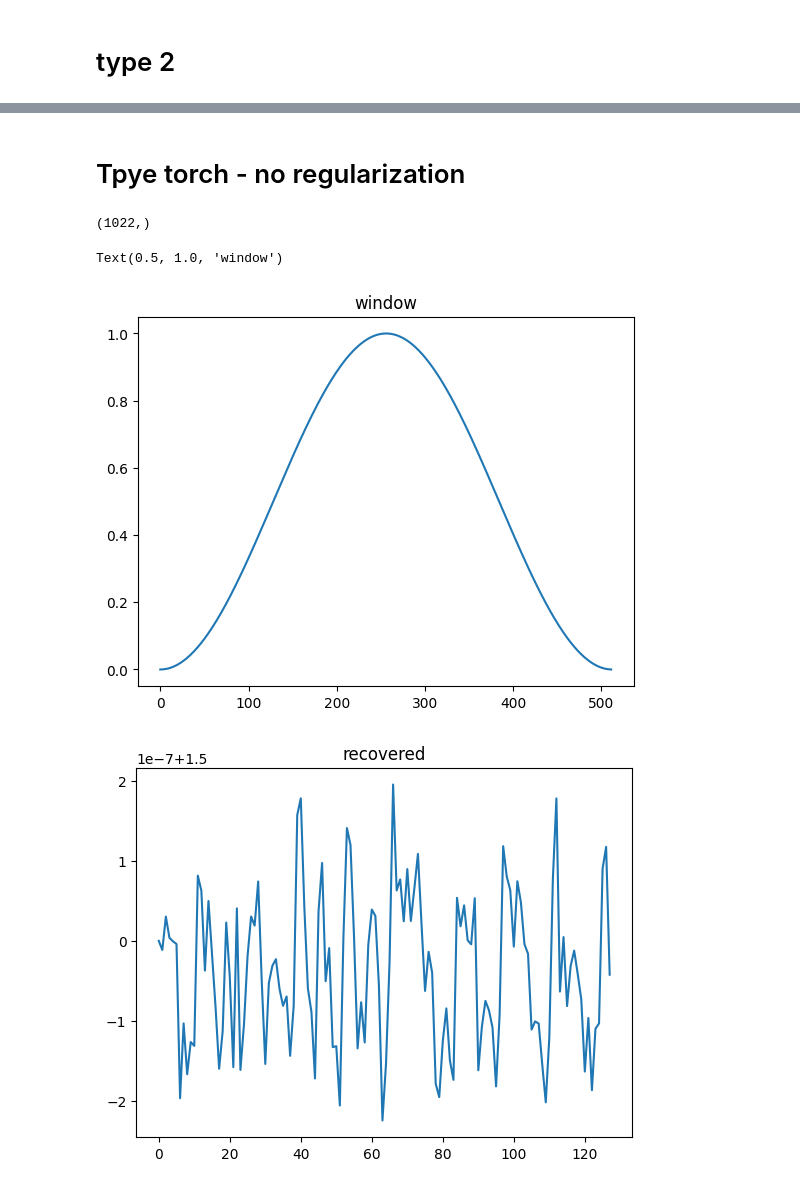
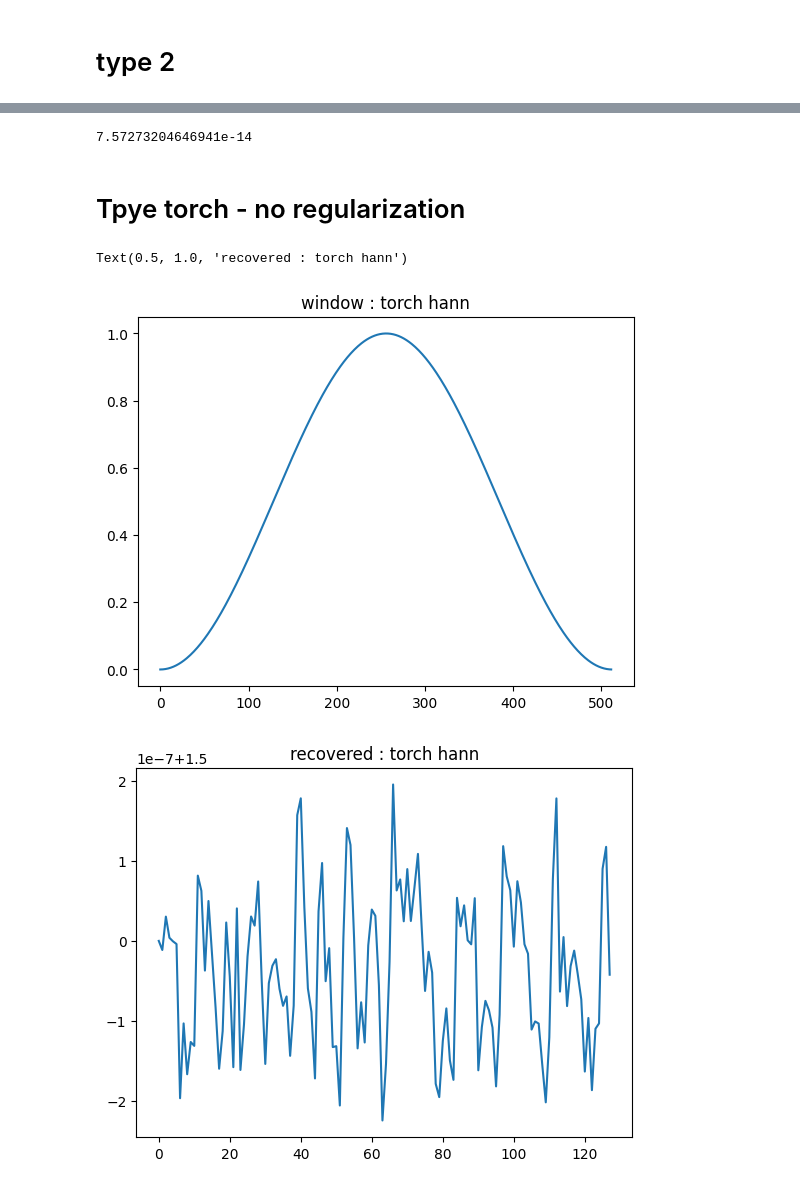
Before and after one commit to kooBH/prac, a Jupyter notebook: window.ipynb, the cells around one changed output, grey strips where cells are left out. Saved outputs shown, nothing was run; the diff lists cells and outputs as text; code cells hidden in the pictures.

```diff
--- a/window.ipynb
+++ b/window.ipynb
@@ -6,14 +6,13 @@ import torch
 
 frame_size = 512
 shift_size = 128
-MATLAB_pi = 3.14159265358979323846
+PI = 3.14159265358979323846
 # %% [markdown]
 # type 1
 # %%
 hann = np.zeros(frame_size)
 for i in range(frame_size) :
-  hann[i] = 0.5 * (1.0 - np.cos(2.0 * 3.14159265358979323846 * i / (frame_size)) / np.sqrt(frame_size * 0.3750) / shift_size);
-
+  hann[i] = 0.5 * (1.0 - np.cos(2.0 * 3.14159265358979323846 * i / (frame_size))) / np.sqrt((frame_size * 0.3750) / shift_size);
 plt.figure()
 plt.plot(hann)
 plt.title("window")
@@ -41,31 +40,27 @@ Text(0.5, 1.0, 'window')
 # %% [markdown]
 # type 2
 # %%
-hann = np.zeros(frame_size)
+hann_reg = np.zeros(frame_size)
 for i in range(frame_size) :
-    hann[i] = 0.5 * (1.0 - np.cos(2.0 * MATLAB_pi * (i / frame_size)));
+    hann_reg[i] = 0.5 * (1.0 - np.cos(2.0 * MATLAB_pi * (i / frame_size)));
 tmp = 0
 for i in range(frame_size) :
-    tmp += hann[i] * hann[i];
+    tmp += hann_reg[i] * hann_reg[i];
 tmp /= shift_size;
 tmp = np.sqrt(tmp);
 
 for i in range(frame_size) :
-    hann[i] /= tmp;
+    hann_reg[i] /= tmp;
 plt.figure()
-plt.plot(hann)
-plt.title("window")
+plt.plot(hann_reg)
+plt.title("window : hann_reg")
 
 # reconstruiction test
 recovered = np.zeros(shift_size)
 for i in range(4) :
     for j in range(shift_size):
-        recovered[j] += hann[i*shift_size + j]**2
+        recovered[j] += hann_reg[i*shift_size + j]**2
 plt.figure()
 plt.plot(recovered)
-plt.title("recovered")
-
-plt.figure()
-plt.plot(hann)
-plt.title("window")
+plt.title("recovered : hann_reg")
 # %% [output]
@@ -75,28 +70,25 @@ Text(0.5, 1.0, 'recovered')
+# %%
+np.sum(hann-hann2)
+# %% [output]
+7.57273204646941e-14
 # %% [markdown]
 # Tpye torch - no regularization
 # %%
-hann = torch.hann_window(frame_size).numpy()
+hann_torch = torch.hann_window(frame_size).numpy()
 
 plt.figure()
-plt.plot(hann)
-plt.title("window")
+plt.plot(hann_torch)
+plt.title("window : torch hann")
 
 # reconstruiction test
 recovered = np.zeros(shift_size)
 for i in range(4) :
     for j in range(shift_size):
-        recovered[j] += hann[i*shift_size + j]**2
+        recovered[j] += hann_torch[i*shift_size + j]**2
 plt.figure()
-plt.plot(recovered)D
-plt.title("recovered")
-
-
-plt.figure()
-plt.plot(np.fft.hfft(hann[:frame_size]))
-print(np.fft.hfft(hann).shape)
-plt.title("window")
+plt.plot(recovered)
+plt.title("recovered : torch hann")
 # %% [output]
-(1022,)
+Text(0.5, 1.0, 'recovered : torch hann')
-Text(0.5, 1.0, 'window')
-[figure, old version]
+[figure, new version]
-[figure, old version]
+[figure, new version]
```
Also changed, not shown: parts of 8 cells of this notebook, 18 other files.
